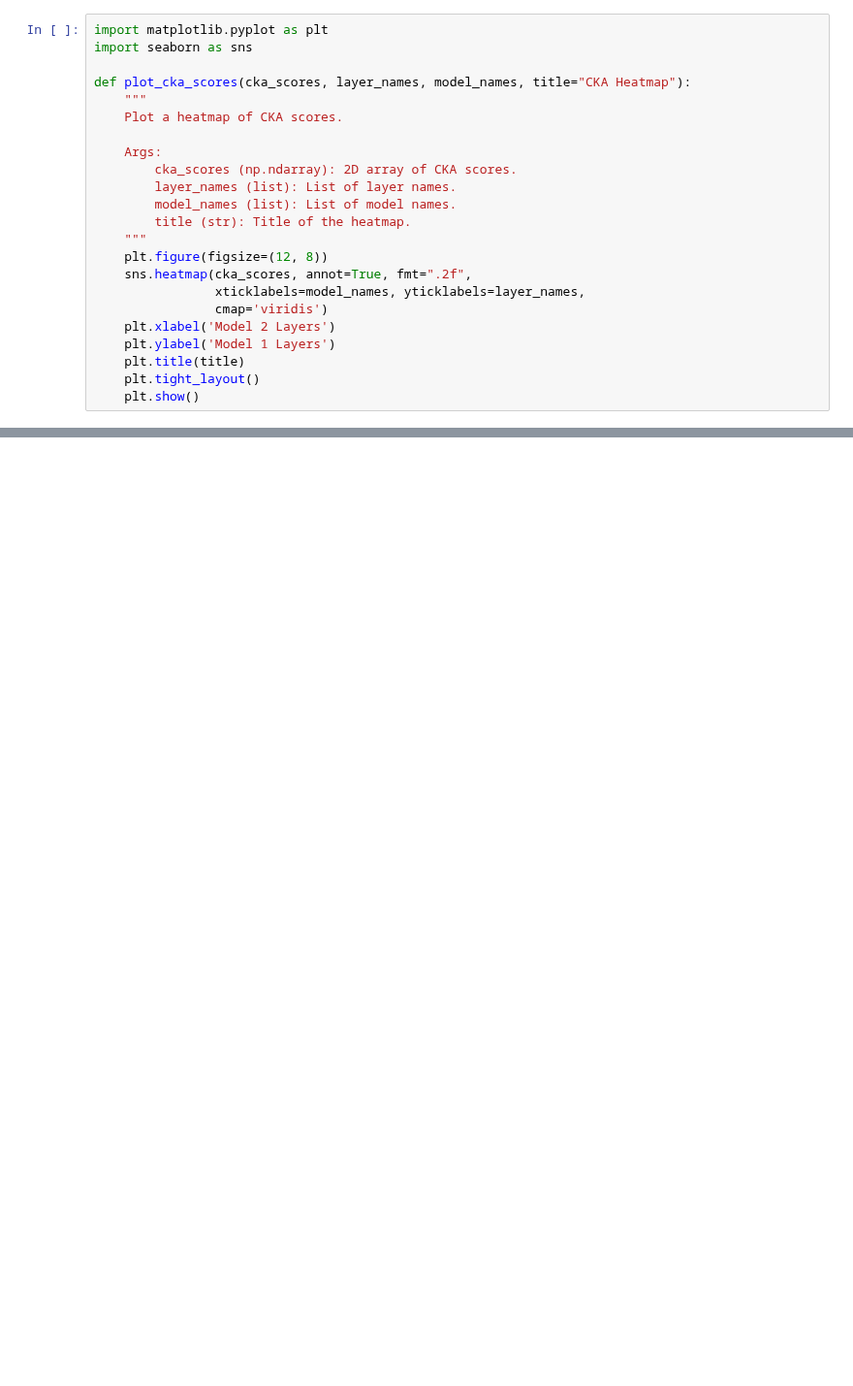
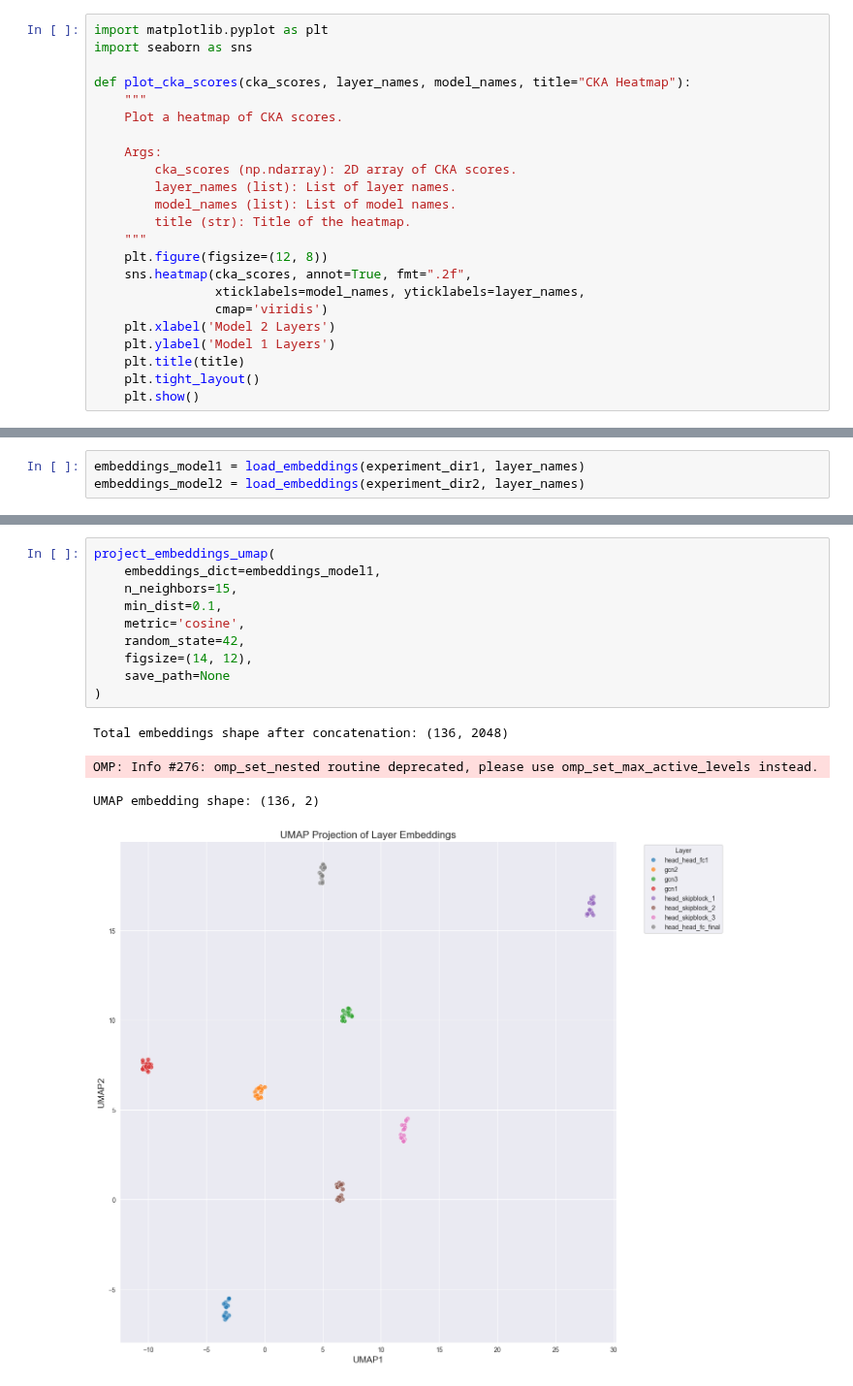
Before and after one commit to Jozefov/PhantoMS, a Jupyter notebook: notebooks/test_CKA_skip_model.ipynb, the cells around one changed output, grey strips where cells are left out. Shown at 97% size. Cells and saved outputs as stored; diff of their text form; blank space fills up the shorter version.

```diff
--- a/notebooks/test_CKA_skip_model.ipynb
+++ b/notebooks/test_CKA_skip_model.ipynb
@@ -519,0 +550,3 @@ plt.show()
+# %%
+embeddings_model1 = load_embeddings(experiment_dir1, layer_names)
+embeddings_model2 = load_embeddings(experiment_dir2, layer_names)
@@ -519,0 +625,15 @@ plt.show()
+# %%
+project_embeddings_umap(
+    embeddings_dict=embeddings_model1,
+    n_neighbors=15,
+    min_dist=0.1,
+    metric='cosine',
+    random_state=42,
+    figsize=(14, 12),
+    save_path=None
+)
+# %% [output]
+Total embeddings shape after concatenation: (136, 2048)
+OMP: Info #276: omp_set_nested routine deprecated, please use omp_set_max_active_levels instead.
+UMAP embedding shape: (136, 2)
+[figure, added]
```
Also changed, not shown: parts of 17 cells of this notebook, 7 other files.
